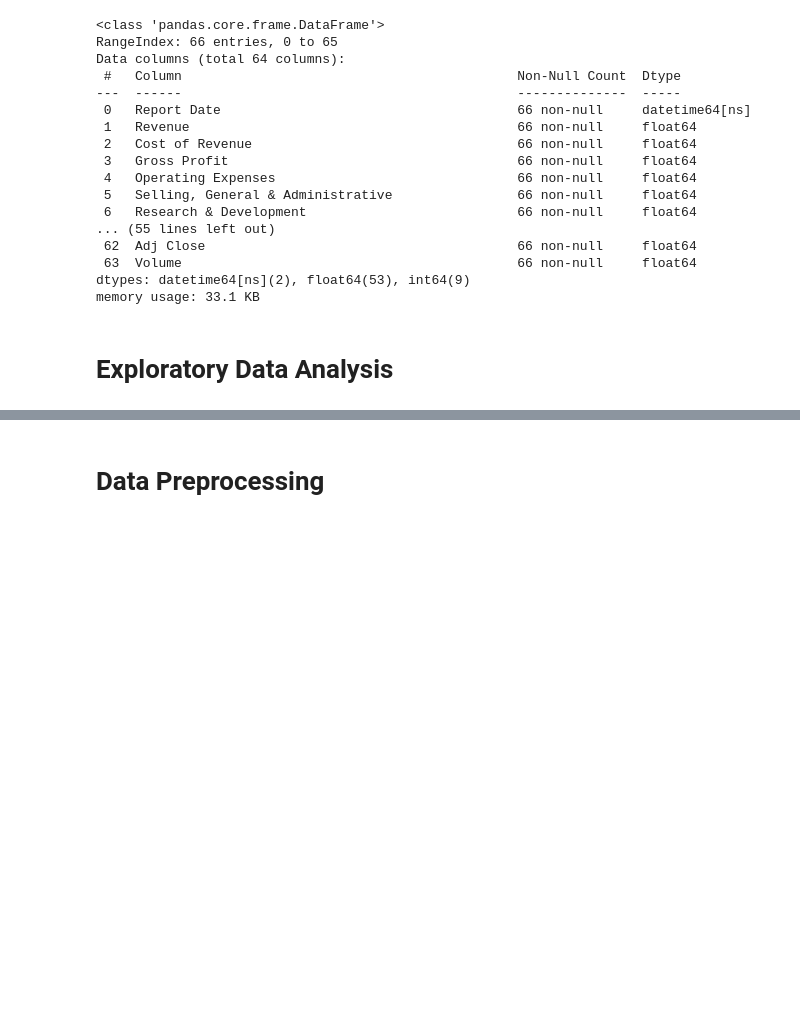
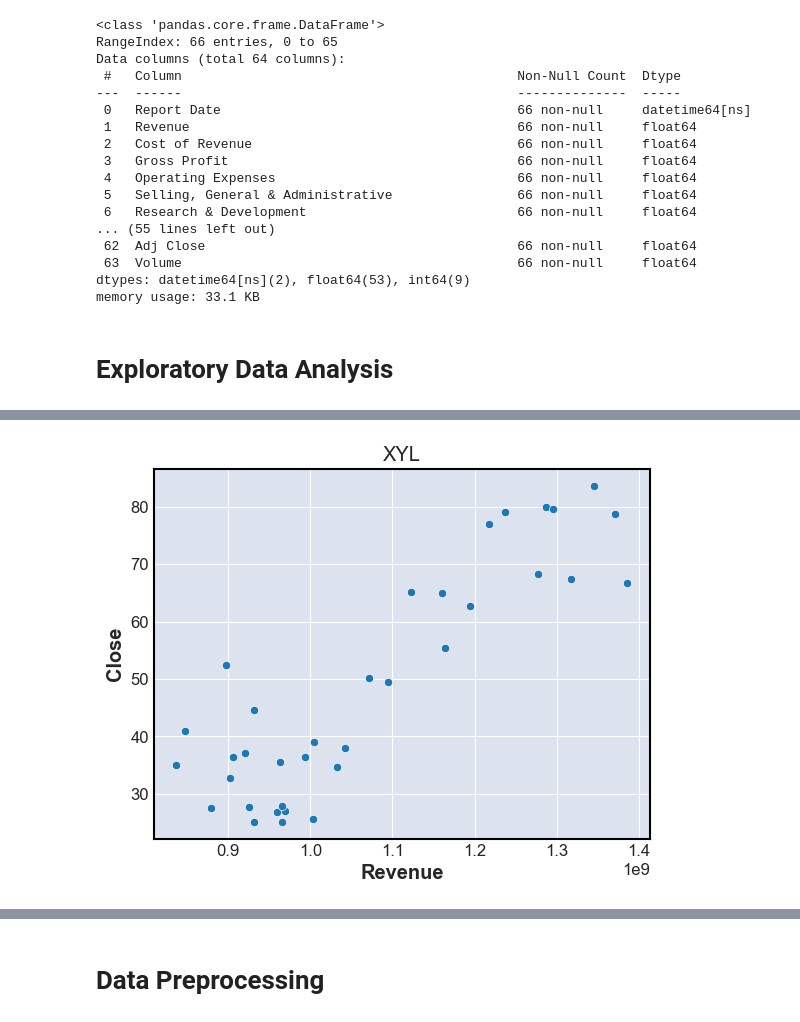
Before and after one commit to tjkyner/stock-kpis, a Jupyter notebook: notebooks/prep_and_eda.ipynb, the cells around one changed output, grey strips where cells are left out. Cells and saved outputs as stored; diff of their text form; code cells hidden in the pictures; blank space fills up the shorter version.

```diff
--- a/notebooks/prep_and_eda.ipynb
+++ b/notebooks/prep_and_eda.ipynb
@@ -271,0 +309,11 @@ memory usage: 33.1 KB
+# %%
+def plot_scatter(ticker, fundamental):
+    df = pd.read_csv(f'../data/merged_data/{ticker}_merged.csv')
+    fundamental = df[fundamental]
+    price = df.Close
+    sns.scatterplot(fundamental, price)
+    plt.title(ticker)
+# %%
+plot_scatter('XYL', 'Revenue')
+# %% [output]
+[figure, added]
```
Also changed, not shown: parts of 10 cells of this notebook.
